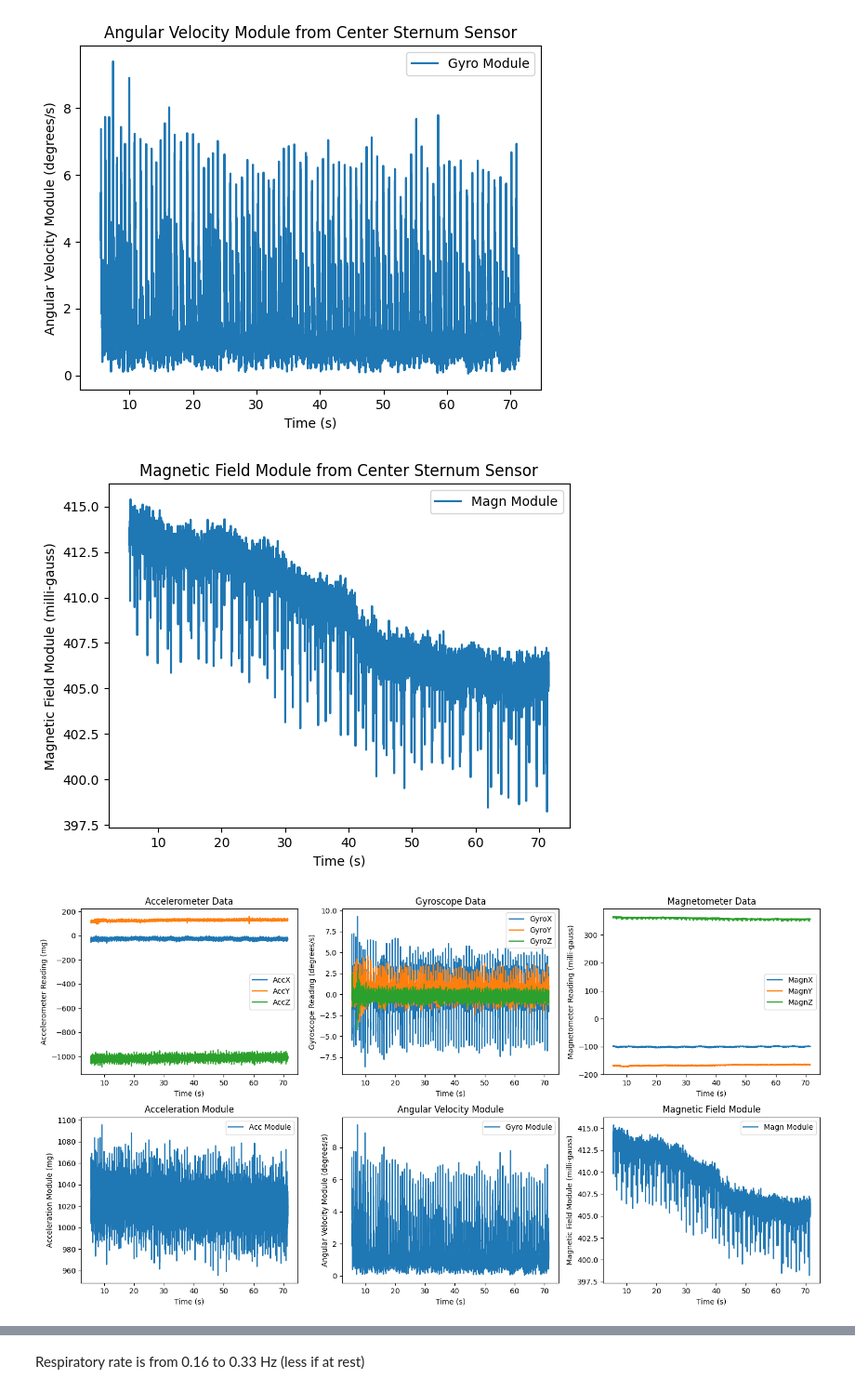
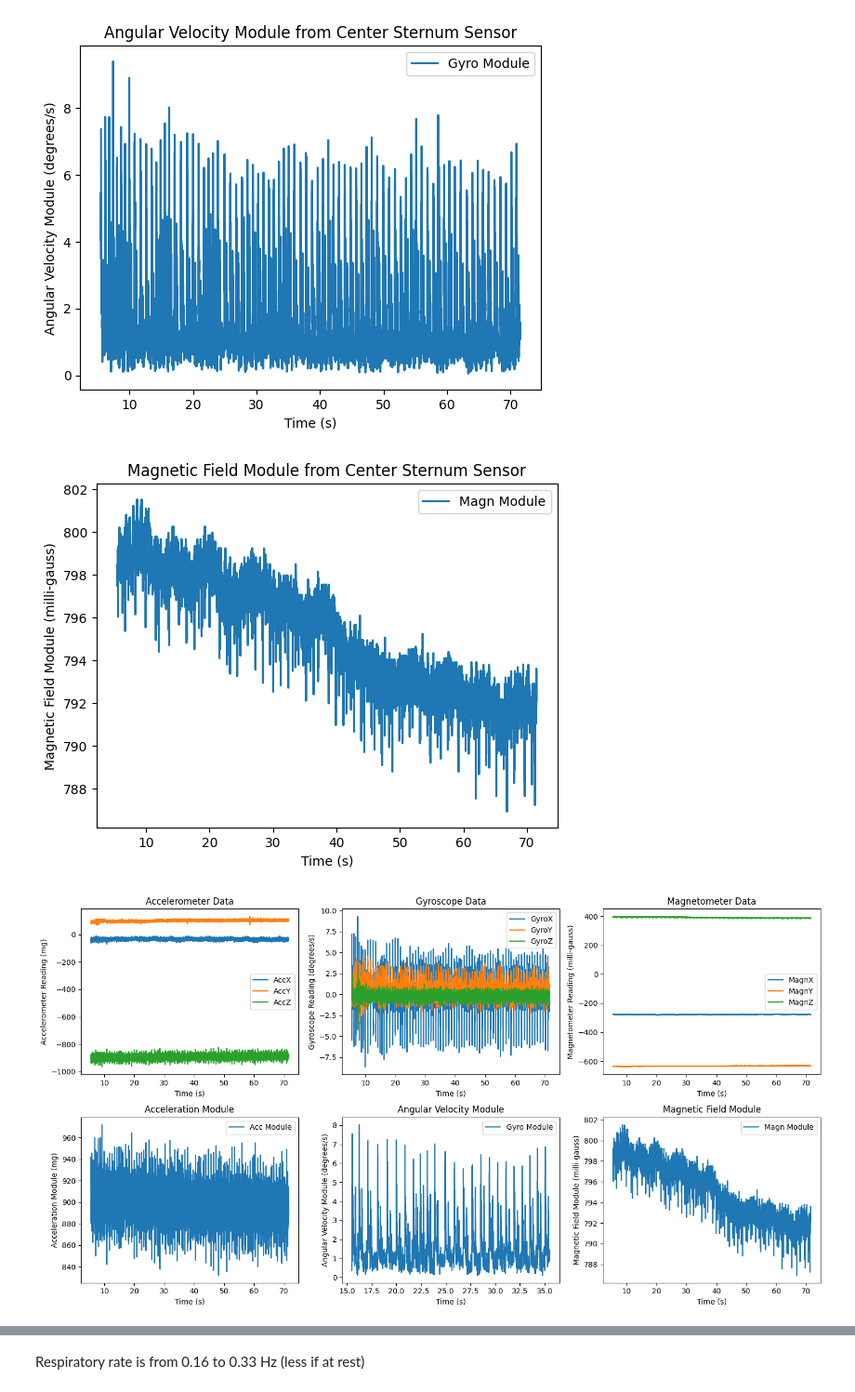
Before and after one commit to FC0000/Respiratory-rate-estimation, a Jupyter notebook: Project_Daniele.ipynb, the cells around one changed output, grey strips where cells are left out. Shown at 93% size. Drawn from its saved outputs; the diff is of its cells as text; code cells hidden in the pictures.

```diff
--- a/Project_Daniele.ipynb
+++ b/Project_Daniele.ipynb
@@ -95,7 +95,7 @@ def convertTime(lendata, rate=200):
 def calibration(data, bias, matrix=None):
     if matrix is None:
         return data - bias
-    calibrated_data = np.dot(matrix, (data - bias).T).T
+    calibrated_data = np.dot(matrix, (data).T).T + bias
     return calibrated_data
 
 df = pd.read_csv('center_sternum.txt', delimiter='\t')
@@ -244,7 +244,7 @@ plt.xlabel('Time (s)')
 plt.ylabel('Magnetic Field Module (milli-gauss)')
 plt.show()
 # %% [output]
-[figure, old version]
+[figure, new version]
 # %%
 # take all the plots we have done and make a unique plot with lots of subplots, to make a unique visualization of the data from the center sternum sensor.
 # make a function that takes df dataframe and time and make all the plots we have done in one unique plot with subplots.
@@ -277,7 +277,7 @@ def plot_all_in_one(df, time, mask=None):
     '''
 
     Acc_module = np.sqrt(AccX**2 + AccY**2 + AccZ**2)
-    Gyro_module = np.sqrt(GyroArray[:, 0]**2 + GyroArray[:, 1]**2 + GyroArray[:, 2]**2)
+    Gyro_module = np.sqrt(GyroArray[2000:6000, 0]**2 + GyroArray[2000:6000, 1]**2 + GyroArray[2000:6000, 2]**2)
     Magn_module = np.sqrt(MagnArray[:, 0]**2 + MagnArray[:, 1]**2 + MagnArray[:, 2]**2)
 
     fig, axs = plt.subplots(2, 3, figsize=(15, 8))
@@ -302,35 +302,35 @@ def plot_all_in_one(df, time, mask=None):
     axs[0, 2].plot(time, MagnY, label='MagnY')
     axs[0, 2].plot(time, MagnZ, label='MagnZ')
     axs[0, 2].set_title('Magnetometer Data')
     axs[0, 2].set_xlabel('Time (s)')
     axs[0, 2].set_ylabel('Magnetometer Reading (milli-gauss)')
     axs[0, 2].legend()
 
     axs[1, 0].plot(time, Acc_module, label='Acc Module')
     axs[1, 0].set_title('Acceleration Module')
     axs[1, 0].set_xlabel('Time (s)')
     axs[1, 0].set_ylabel('Acceleration Module (mg)')
     axs[1, 0].legend()
 
-    axs[1, 1].plot(time, Gyro_module, label='Gyro Module')
+    axs[1, 1].plot(time[2000:6000], Gyro_module, label='Gyro Module')
     axs[1, 1].set_title('Angular Velocity Module')
     axs[1, 1].set_xlabel('Time (s)')
     axs[1, 1].set_ylabel('Angular Velocity Module (degrees/s)')
     axs[1, 1].legend()
 
     axs[1, 2].plot(time, Magn_module, label='Magn Module')
     axs[1, 2].set_title('Magnetic Field Module')
     axs[1, 2].set_xlabel('Time (s)')
     axs[1, 2].set_ylabel('Magnetic Field Module (milli-gauss)')
     axs[1, 2].legend()
 
     plt.tight_layout()
     plt.show()
 
 
 plot_all_in_one(df_filtered, time)
 # %% [output]
-[figure, old version]
+[figure, new version]
 # %%
 # do a seaborn.pairplot to see correlations between all the variables after calibration
 import seaborn as sns
```
Also changed, not shown: parts of 5 cells of this notebook, 1 other file.
